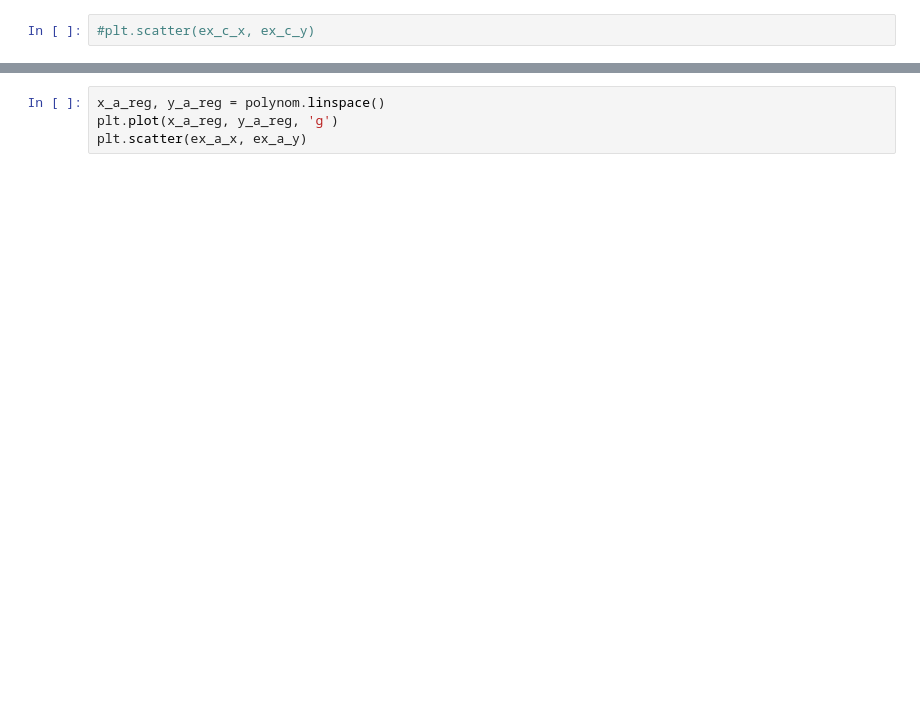
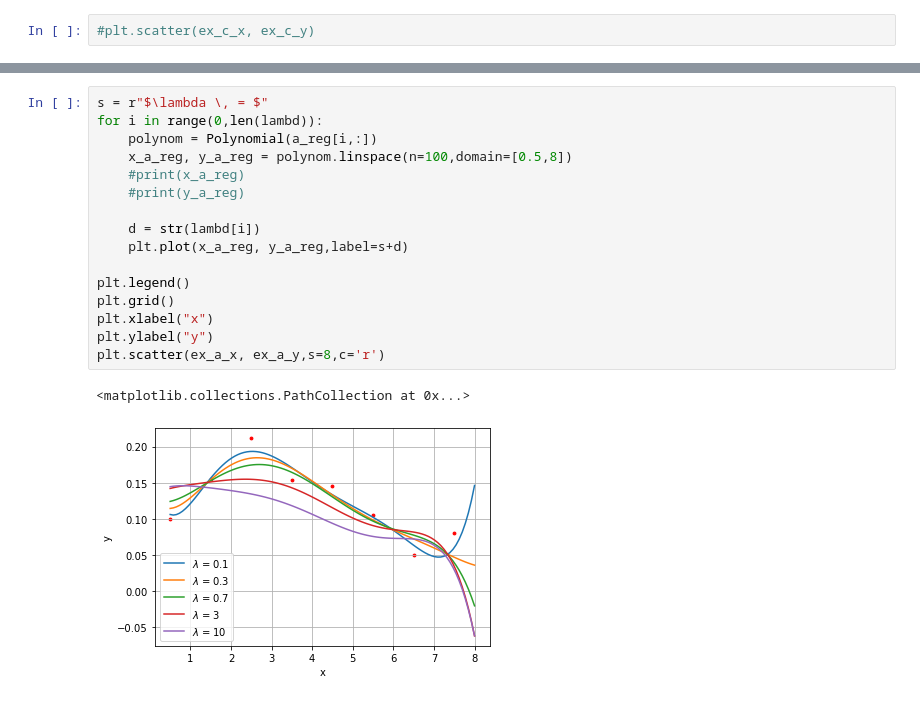
Before and after one commit to JonasOllesch/UniStuff, a Jupyter notebook: SMD_B/sheet_3/2_5444978243004277368.ipynb, the cells around one changed output, grey strips where cells are left out. Drawn from its saved outputs; the diff is of its cells as text; blank space fills up the shorter version.

```diff
--- a/SMD_B/sheet_3/2_5444978243004277368.ipynb
+++ b/SMD_B/sheet_3/2_5444978243004277368.ipynb
@@ -80,4 +131,19 @@ print(polynom)
-# %%
-x_a_reg, y_a_reg = polynom.linspace()
-plt.plot(x_a_reg, y_a_reg, 'g')
-plt.scatter(ex_a_x, ex_a_y)
+# %%
+s = r"$\lambda \, = $"
+for i in range(0,len(lambd)):
+    polynom = Polynomial(a_reg[i,:])
+    x_a_reg, y_a_reg = polynom.linspace(n=100,domain=[0.5,8])
+    #print(x_a_reg)
+    #print(y_a_reg)
+
+    d = str(lambd[i])
+    plt.plot(x_a_reg, y_a_reg,label=s+d)
+
+plt.legend()
+plt.grid()
+plt.xlabel("x")
+plt.ylabel("y")
+plt.scatter(ex_a_x, ex_a_y,s=8,c='r')
+# %% [output]
+<matplotlib.collections.PathCollection at 0x...>
+[figure, added]
```
Also changed, not shown: parts of 5 cells of this notebook.
